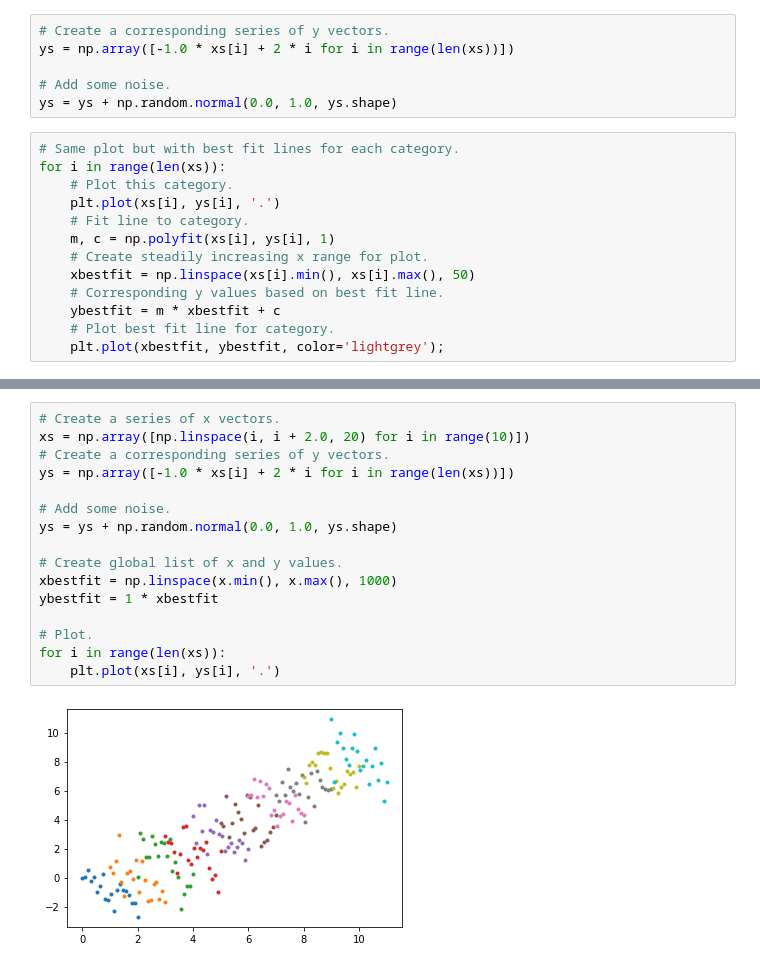
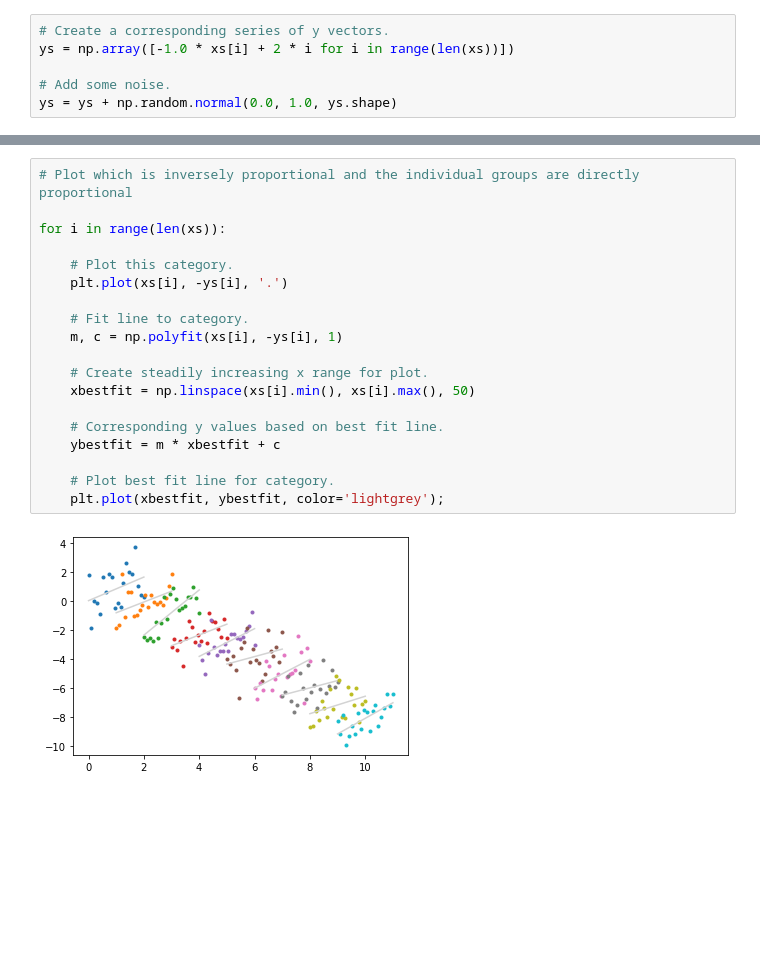
Before and after one commit to Anna20041983/funddata-assesment, a Jupyter notebook: practicals/04-outliers-exercises.ipynb, the cells around one changed output, grey strips where cells are left out. Drawn from its saved outputs; the diff is of its cells as text; blank space fills up the shorter version.

```diff
--- a/practicals/04-outliers-exercises.ipynb
+++ b/practicals/04-outliers-exercises.ipynb
@@ -105,16 +107,3 @@ ys = np.array([-1.0 * xs[i] + 2 * i for i in range(len(xs))])
 
 # Add some noise.
 ys = ys + np.random.normal(0.0, 1.0, ys.shape)
-# %%
-# Same plot but with best fit lines for each category.
-for i in range(len(xs)):
-    # Plot this category.
-    plt.plot(xs[i], ys[i], '.')
-    # Fit line to category.
-    m, c = np.polyfit(xs[i], ys[i], 1)
-    # Create steadily increasing x range for plot.
-    xbestfit = np.linspace(xs[i].min(), xs[i].max(), 50)
-    # Corresponding y values based on best fit line.
-    ybestfit = m * xbestfit + c
-    # Plot best fit line for category.
-    plt.plot(xbestfit, ybestfit, color='lightgrey');
@@ -123,18 +110,21 @@ for i in range(len(xs)):
 # %%
-# Create a series of x vectors.
-xs = np.array([np.linspace(i, i + 2.0, 20) for i in range(10)])
-# Create a corresponding series of y vectors.
-ys = np.array([-1.0 * xs[i] + 2 * i for i in range(len(xs))])
+# Plot which is inversely proportional and the individual groups are directly proportional
 
-# Add some noise.
-ys = ys + np.random.normal(0.0, 1.0, ys.shape)
+for i in range(len(xs)):
 
-# Create global list of x and y values.
-xbestfit = np.linspace(x.min(), x.max(), 1000)
-ybestfit = 1 * xbestfit
+    # Plot this category.
+    plt.plot(xs[i], -ys[i], '.')
 
-# Plot.
-for i in range(len(xs)):
-    plt.plot(xs[i], ys[i], '.')
+    # Fit line to category.
+    m, c = np.polyfit(xs[i], -ys[i], 1)
+
+    # Create steadily increasing x range for plot.
+    xbestfit = np.linspace(xs[i].min(), xs[i].max(), 50)
+
+    # Corresponding y values based on best fit line.
+    ybestfit = m * xbestfit + c
+
+    # Plot best fit line for category.
+    plt.plot(xbestfit, ybestfit, color='lightgrey');
 # %% [output]
-[figure, old version]
+[figure, new version]
```
Also changed, not shown: parts of 7 cells of this notebook.
